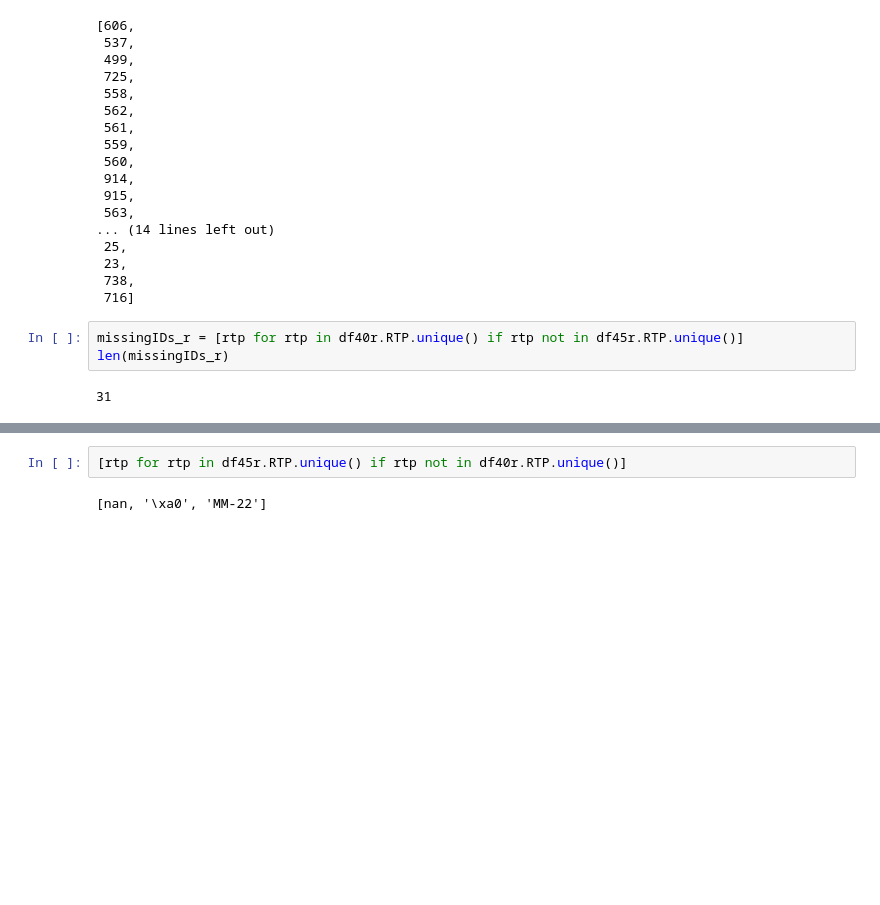
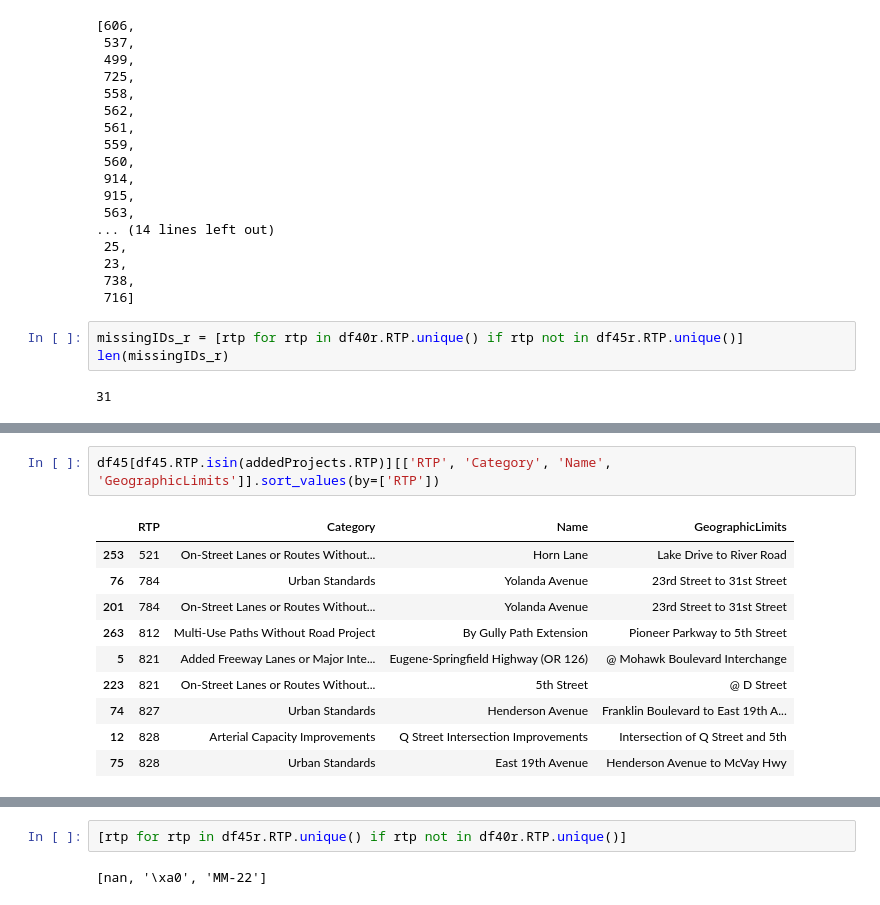
Before and after one commit to dongmeic/RTP, a Jupyter notebook: projlist/3.match_RTP_ID.ipynb, the cells around one changed output, grey strips where cells are left out. Saved outputs shown, nothing was run; the diff lists cells and outputs as text; blank space fills up the shorter version.

```diff
--- a/projlist/3.match_RTP_ID.ipynb
+++ b/projlist/3.match_RTP_ID.ipynb
@@ -107,0 +158,13 @@ len(missingIDs_r)
+# %%
+df45[df45.RTP.isin(addedProjects.RTP)][['RTP', 'Category', 'Name', 'GeographicLimits']].sort_values(by=['RTP'])
+# %% [output]
+|  | RTP | Category | Name | GeographicLimits |
+| 253 | 521 | On-Street Lanes or Routes Without... | Horn Lane | Lake Drive to River Road |
+| 76 | 784 | Urban Standards | Yolanda Avenue | 23rd Street to 31st Street |
+| 201 | 784 | On-Street Lanes or Routes Without... | Yolanda Avenue | 23rd Street to 31st Street |
+| 263 | 812 | Multi-Use Paths Without Road Project | By Gully Path Extension | Pioneer Parkway to 5th Street |
+| 5 | 821 | Added Freeway Lanes or Major Inte... | Eugene-Springfield Highway (OR 126) | @ Mohawk Boulevard Interchange |
+| 223 | 821 | On-Street Lanes or Routes Without... | 5th Street | @ D Street |
+| 74 | 827 | Urban Standards | Henderson Avenue | Franklin Boulevard to East 19th A... |
+| 12 | 828 | Arterial Capacity Improvements | Q Street Intersection Improvements | Intersection of Q Street and 5th |
+| 75 | 828 | Urban Standards | East 19th Avenue | Henderson Avenue to McVay Hwy |
```
Also changed, not shown: parts of 13 cells of this notebook, 4 other files.
